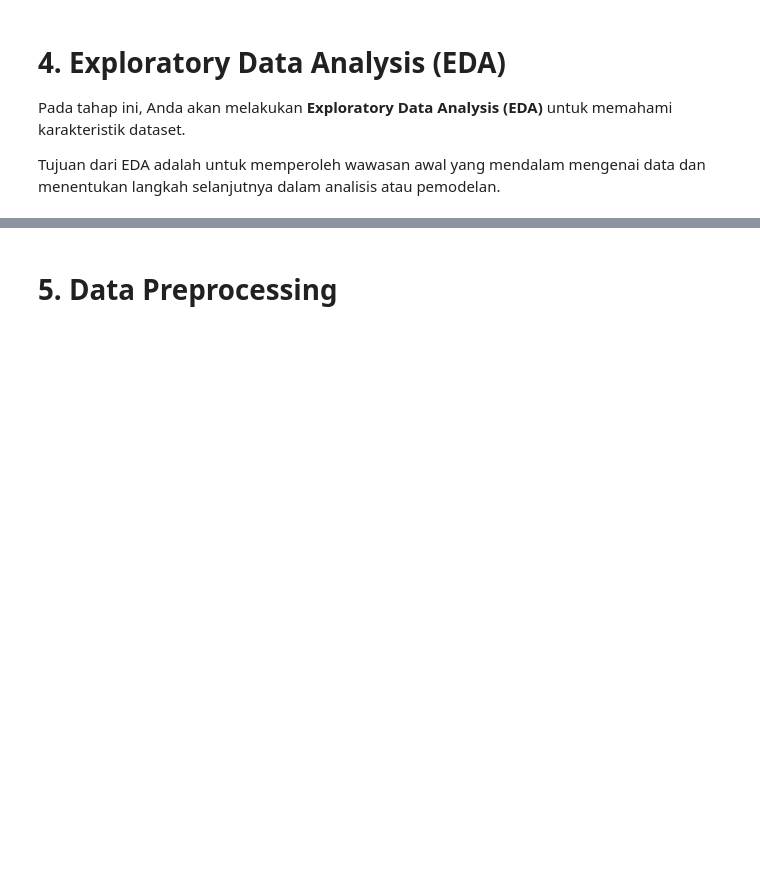
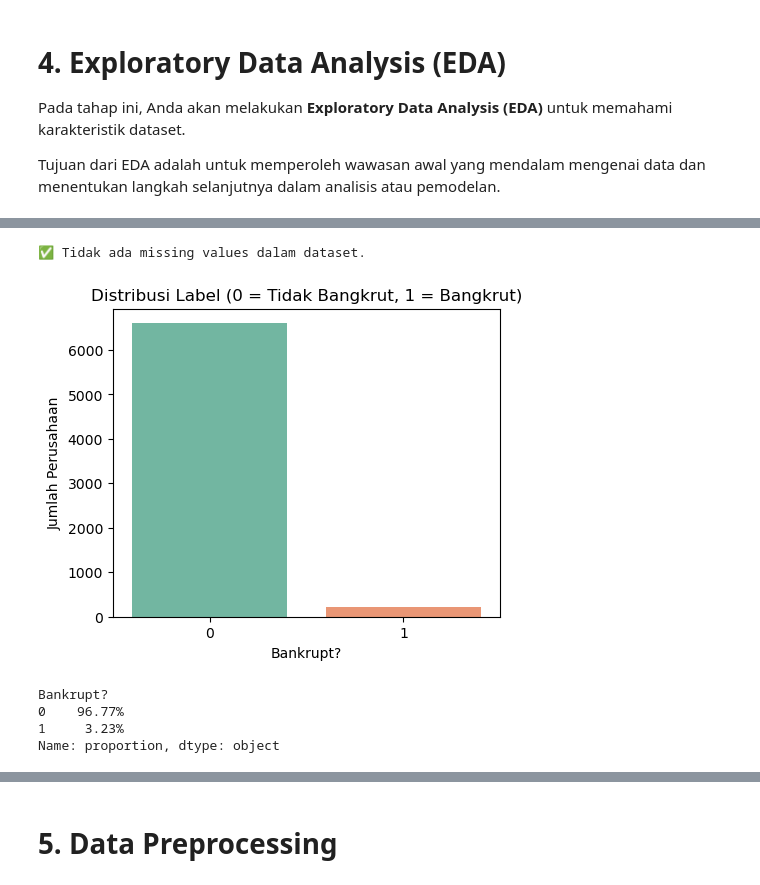
Before and after one commit to NauvalGymnasti/bankruptcy-analysis-system, a Jupyter notebook: Eksperimen_MSML.ipynb, the cells around one changed output, grey strips where cells are left out. Saved outputs shown, nothing was run; the diff lists cells and outputs as text; code cells hidden in the pictures; blank space fills up the shorter version.

```diff
--- a/Eksperimen_MSML.ipynb
+++ b/Eksperimen_MSML.ipynb
@@ -96,0 +95,3 @@ Jika dataset berupa unstructured data, silakan sesuaikan dengan format seperti k
+# %%
+df = pd.read_csv("Company_Bankruptcy_Prediction_data.csv")
+print(df.info(100))
@@ -104,0 +170,31 @@ Tujuan dari EDA adalah untuk memperoleh wawasan awal yang mendalam mengenai data
+# %%
+missing = df.isnull().sum()
+missing = missing[missing > 0].sort_values(ascending=False)
+
+if missing.empty:
+    print("✅ Tidak ada missing values dalam dataset.")
+else:
+    plt.figure(figsize=(8,6))
+    sns.barplot(x=missing.values, y=missing.index, palette='Reds_r')
+    plt.title("Jumlah Missing Value per Kolom")
+    plt.xlabel("Jumlah Missing")
+    plt.ylabel("Fitur")
+    plt.show()
+# %% [output]
+✅ Tidak ada missing values dalam dataset.
+# %%
+plt.figure(figsize=(5,4))
+sns.countplot(x='Bankrupt?', data=df, palette='Set2')
+plt.title("Distribusi Label (0 = Tidak Bangkrut, 1 = Bangkrut)")
+plt.xlabel("Bankrupt?")
+plt.ylabel("Jumlah Perusahaan")
+plt.show()
+
+# Rasio kelas
+df['Bankrupt?'].value_counts(normalize=True).map("{:.2%}".format)
+# %% [output]
+[figure, added]
+Bankrupt?
+0    96.77%
+1     3.23%
+Name: proportion, dtype: object
```
Also changed, not shown: parts of 8 cells of this notebook.
